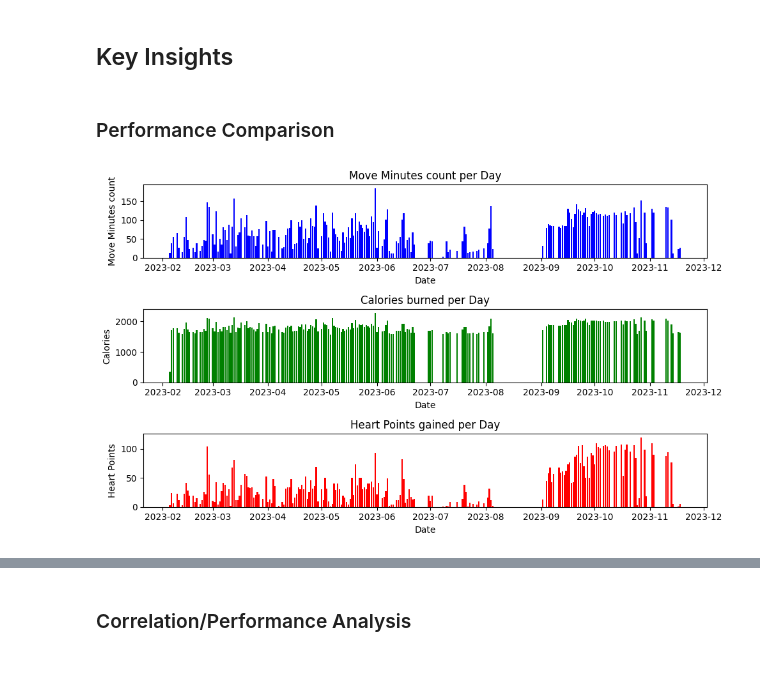
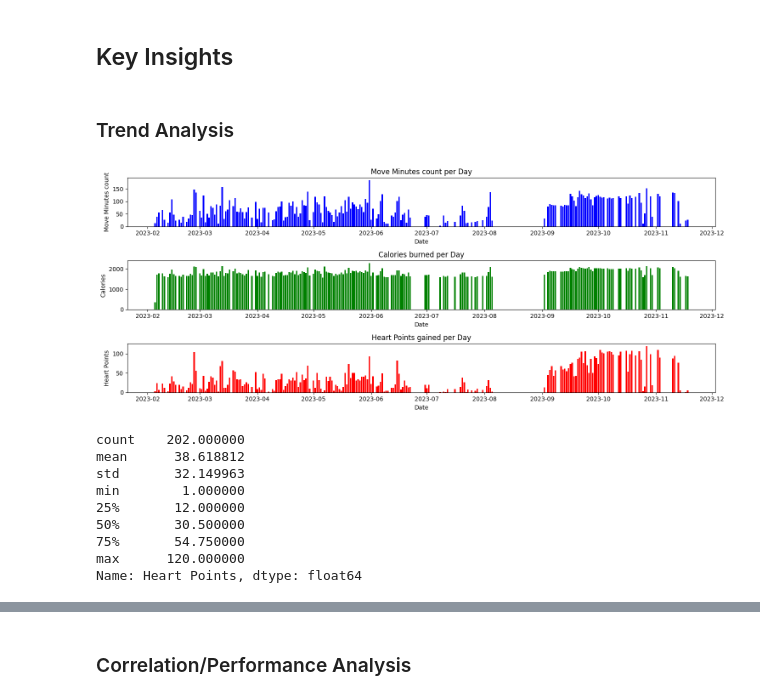
Before and after one commit to Kimchi21/Data-Analysis_Portfolio, a Jupyter notebook: Google Takeout/Python Notebooks/Fit_Analysis.ipynb, the cells around one changed output, grey strips where cells are left out. Cells and saved outputs as stored; diff of their text form; code cells hidden in the pictures; blank space fills up the shorter version.

```diff
--- a/Google Takeout/Python Notebooks/Fit_Analysis.ipynb
+++ b/Google Takeout/Python Notebooks/Fit_Analysis.ipynb
@@ -284,40 +288,48 @@ df.shape
 The size of the data has changed from being 288 rows down to 202.
 # %% [markdown]
 ## Key Insights
-# %% [markdown]
-### Performance Comparison
+# %% [markdown]
+### Trend Analysis
 # %%
-# Group by 'Date' and calculate total metrics for each day
 daily_metrics = df.groupby('Date').agg({
     'Move Minutes count': 'sum',
     'Calories (kcal)': 'sum',
     'Heart Points': 'sum'
 }).reset_index()
 
-plt.figure(figsize=(10, 6))
+plt.figure(figsize=(15, 6))
 
-# Bar plot for Move Minutes count
 plt.subplot(311)
 plt.bar(daily_metrics['Date'], daily_metrics['Move Minutes count'], color='blue')
 plt.title('Move Minutes count per Day')
 plt.xlabel('Date')
 plt.ylabel('Move Minutes count')
 
-# Bar plot for Calories burned
 plt.subplot(312)
 plt.bar(daily_metrics['Date'], daily_metrics['Calories (kcal)'], color='green')
 plt.title('Calories burned per Day')
 plt.xlabel('Date')
 plt.ylabel('Calories')
 
-# Bar plot for Heart Points gained
 plt.subplot(313)
 plt.bar(daily_metrics['Date'], daily_metrics['Heart Points'], color='red')
 plt.title('Heart Points gained per Day')
 plt.xlabel('Date')
 plt.ylabel('Heart Points')
 
 plt.tight_layout()
 plt.show()
 # %% [output]
-[figure, old version]
+[figure, new version]
+# %%
+df['Heart Points'].describe()
+# %% [output]
+count    202.000000
+mean      38.618812
+std       32.149963
+min        1.000000
+25%       12.000000
+50%       30.500000
+75%       54.750000
+max      120.000000
+Name: Heart Points, dtype: float64
```
Also changed, not shown: parts of 15 cells of this notebook, 1 other file.
